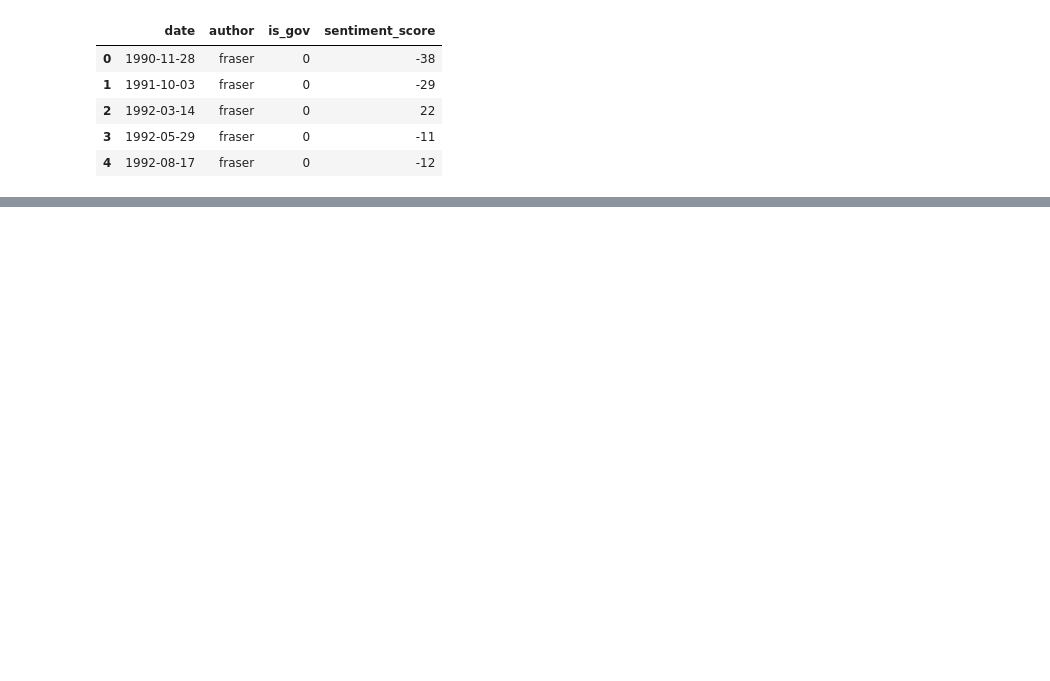
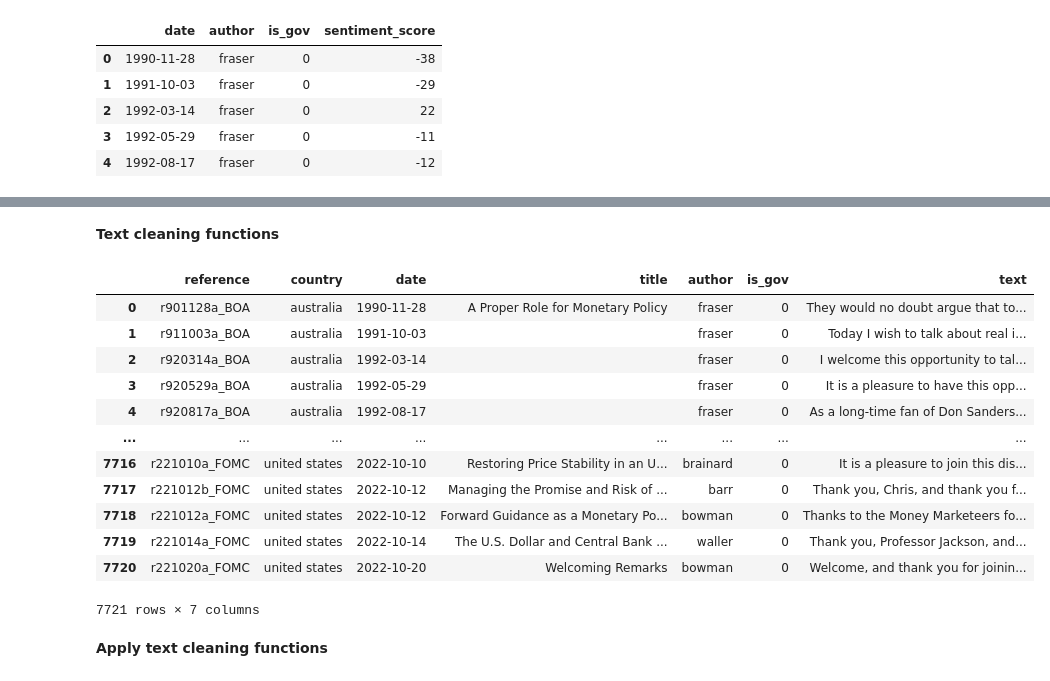
Before and after one commit to L-bot355/AnalytIQ, a Jupyter notebook: Lexicon score code.ipynb, the cells around one changed output, grey strips where cells are left out. Saved outputs shown, nothing was run; the diff lists cells and outputs as text; code cells hidden in the pictures; blank space fills up the shorter version.

```diff
--- a/Lexicon score code.ipynb
+++ b/Lexicon score code.ipynb
@@ -22,8 +26,8 @@ def load_data(speeches_path: str, sentiment_path: str):
     return speeches_df, sentiment_df
 
 # Paths to your files
-speeches_path = r"C:\Users\Srila\OneDrive\Documents\all_speeches.csv"
-sentiment_path = r"C:\Users\Srila\OneDrive\Documents\LSE_DA_BoE_Employer_project_Sentiment-labelled_wordlist-2 (1).xlsx"
+speeches_path = r"/Users/kaferrante/Documents/Python/_Course4_Project/all_speeches.csv"
+sentiment_path = r"/Users/kaferrante/Documents/Python/_Course4_Project/LSE_DA_BoE_Employer_project_Sentiment-labelled_wordlist-2.xlsx"
 
 # Load data
 speeches_df, sentiment_df = load_data(speeches_path, sentiment_path)
@@ -40,3 +44,6 @@ speeches_df, sentiment_df = load_data(speeches_path, sentiment_path)
 | 2 | ABANDONING | 1 | 0 | 0 | 0 | 0 | 0 | 0 |
 | 3 | ABANDONMENT | 1 | 0 | 0 | 0 | 0 | 0 | 0 |
 | 4 | ABANDONMENTS | 1 | 0 | 0 | 0 | 0 | 0 | 0 |
+# %%
+# Create additional dataframe for the different sentiment score calcualtions
+speeches_df_2 = speeches_df.copy()
@@ -144,0 +222,18 @@ display(speeches_df[['date', 'author', 'is_gov', 'sentiment_score']].head())
+# %% [markdown]
+**Text cleaning functions**
+# %%
+speeches_df_2
+# %% [output]
+|  | reference | country | date | title | author | is_gov | text |
+| 0 | r901128a_BOA | australia | 1990-11-28 | A Proper Role for Monetary Policy | fraser | 0 | They would no doubt argue that to... |
+| 1 | r911003a_BOA | australia | 1991-10-03 |  | fraser | 0 | Today I wish to talk about real i... |
+| 2 | r920314a_BOA | australia | 1992-03-14 |  | fraser | 0 | I welcome this opportunity to tal... |
+| 3 | r920529a_BOA | australia | 1992-05-29 |  | fraser | 0 | It is a pleasure to have this opp... |
+| 4 | r920817a_BOA | australia | 1992-08-17 |  | fraser | 0 | As a long-time fan of Don Sanders... |
+| ... | ... | ... | ... | ... | ... | ... | ... |
+| 7716 | r221010a_FOMC | united states | 2022-10-10 | Restoring Price Stability in an U... | brainard | 0 | It is a pleasure to join this dis... |
+| 7717 | r221012b_FOMC | united states | 2022-10-12 | Managing the Promise and Risk of ... | barr | 0 | Thank you, Chris, and thank you f... |
+| 7718 | r221012a_FOMC | united states | 2022-10-12 | Forward Guidance as a Monetary Po... | bowman | 0 | Thanks to the Money Marketeers fo... |
+| 7719 | r221014a_FOMC | united states | 2022-10-14 | The U.S. Dollar and Central Bank ... | waller | 0 | Thank you, Professor Jackson, and... |
+| 7720 | r221020a_FOMC | united states | 2022-10-20 | Welcoming Remarks | bowman | 0 | Welcome, and thank you for joinin... |
+7721 rows × 7 columns
@@ -144,0 +275,2 @@ display(speeches_df[['date', 'author', 'is_gov', 'sentiment_score']].head())
+# %% [markdown]
+**Apply text cleaning functions**
```
Also changed, not shown: parts of 36 cells of this notebook, 4 other files.
